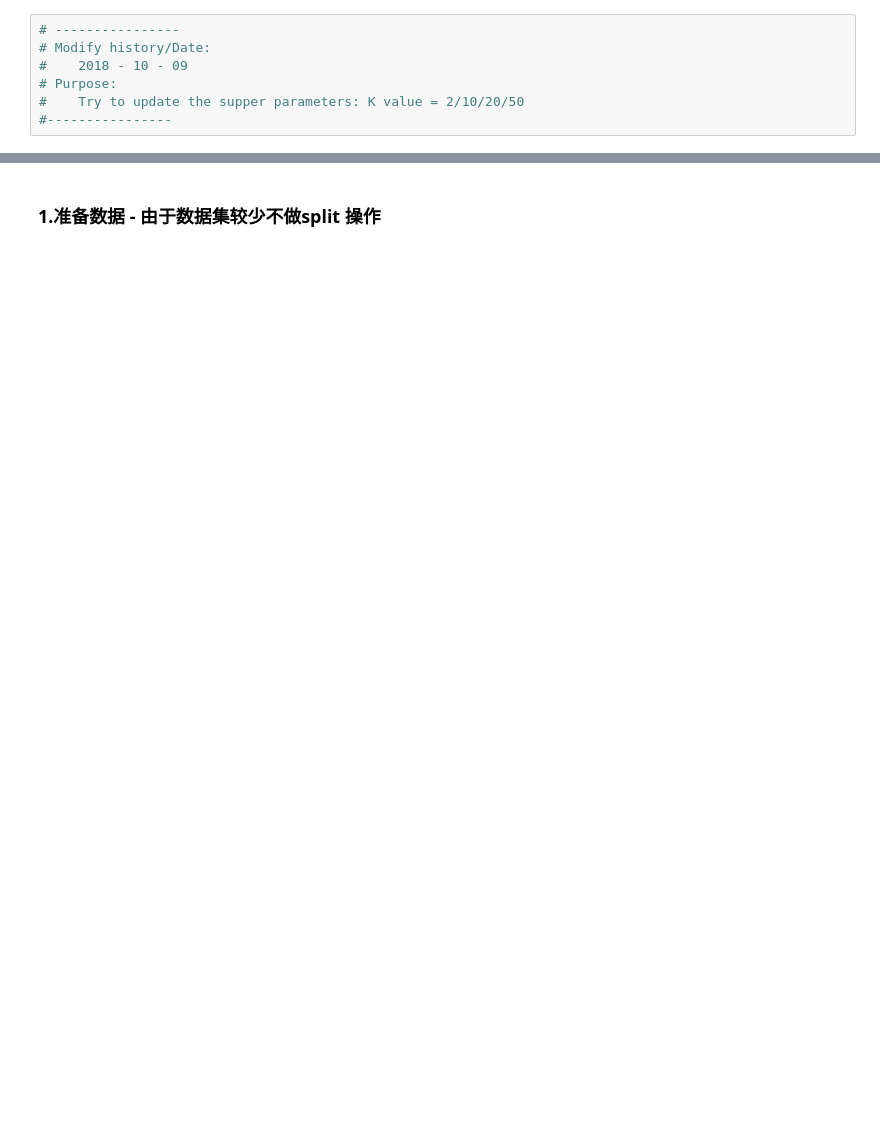
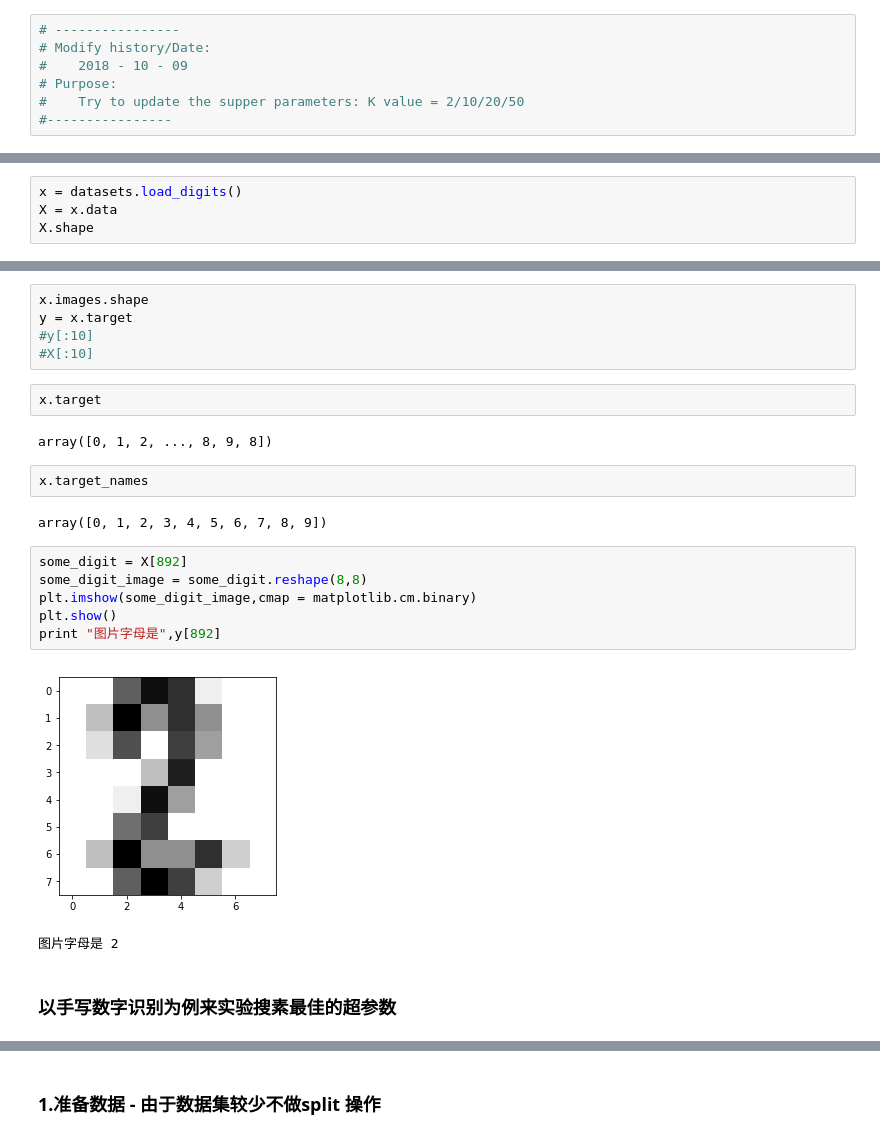
Before and after one commit to Yazooliu/Ai_Lab_, a Jupyter notebook: 1_KNN_Superparameter_K.ipynb, the cells around one changed output, grey strips where cells are left out. Cells and saved outputs as stored; diff of their text form; blank space fills up the shorter version.

```diff
--- a/1_KNN_Superparameter_K.ipynb
+++ b/1_KNN_Superparameter_K.ipynb
@@ -11,0 +13,4 @@ import matplotlib.pyplot as plt
+# %%
+x = datasets.load_digits()
+X = x.data
+X.shape
@@ -11,0 +36,24 @@ import matplotlib.pyplot as plt
+# %%
+x.images.shape
+y = x.target
+#y[:10]
+#X[:10]
+# %%
+x.target
+# %% [output]
+array([0, 1, 2, ..., 8, 9, 8])
+# %%
+x.target_names
+# %% [output]
+array([0, 1, 2, 3, 4, 5, 6, 7, 8, 9])
+# %%
+some_digit = X[892]
+some_digit_image = some_digit.reshape(8,8)
+plt.imshow(some_digit_image,cmap = matplotlib.cm.binary)
+plt.show()
+print "图片字母是",y[892]
+# %% [output]
+[figure, added]
+图片字母是 2
+# %% [markdown]
+### 以手写数字识别为例来实验搜素最佳的超参数
```
Also changed, not shown: parts of 15 cells of this notebook, 2 other files.
